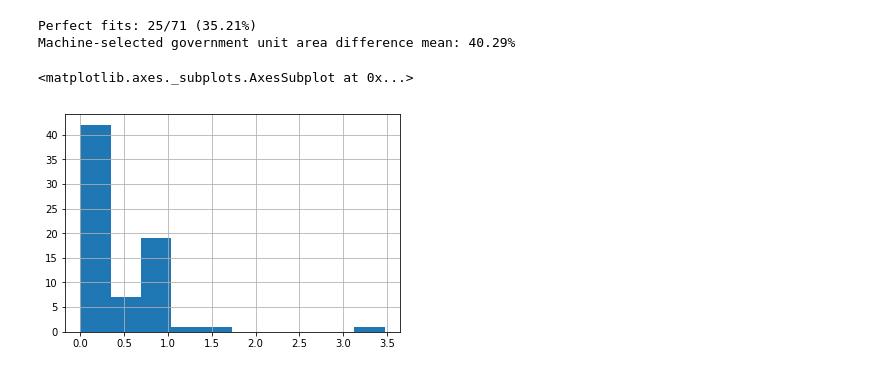
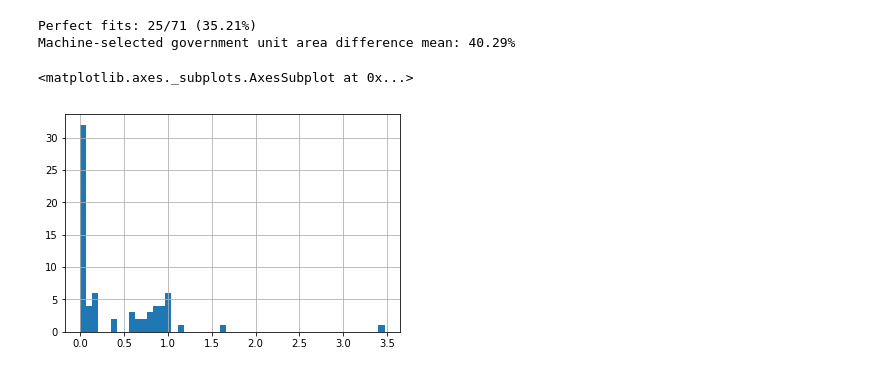
Before and after one commit to tbuffington7/data, a Jupyter notebook: analysis/validated-boundaries-vs-government-unit-density.ipynb, the cells around one changed output. Saved outputs shown, nothing was run; the diff lists cells and outputs as text; code cells hidden in the pictures.

```diff
--- a/analysis/validated-boundaries-vs-government-unit-density.ipynb
+++ b/analysis/validated-boundaries-vs-government-unit-density.ipynb
@@ -152,7 +152,7 @@ Analyzing: Southington Fire Department (id: 95681 fdid: 02230 CT)
 from glob import glob
 # %%
 df = None
-for f in glob("*.csv"):
+for f in glob("boundary-analysis*.csv"):
     if df is not None:
         df = df.append(pd.read_csv(f))
     else:
@@ -169,10 +169,10 @@ print 'Machine-selected government unit area difference mean: {:.2%}'.format(df[
 Perfect fits: 25/71 (35.21%)
 Machine-selected government unit area difference mean: 40.29%
 # %%
-selected_government_units['percent_difference_to_verified_boundary'].hist()
+selected_government_units['percent_difference_to_verified_boundary'].hist(bins=50)
 # %% [output]
 <matplotlib.axes._subplots.AxesSubplot at 0x...>
-[figure, old version]
+[figure, new version]
 # %%
 selected_government_units
 # %% [output]
```
Also changed, not shown: parts of 3 cells of this notebook, 1 other file.
